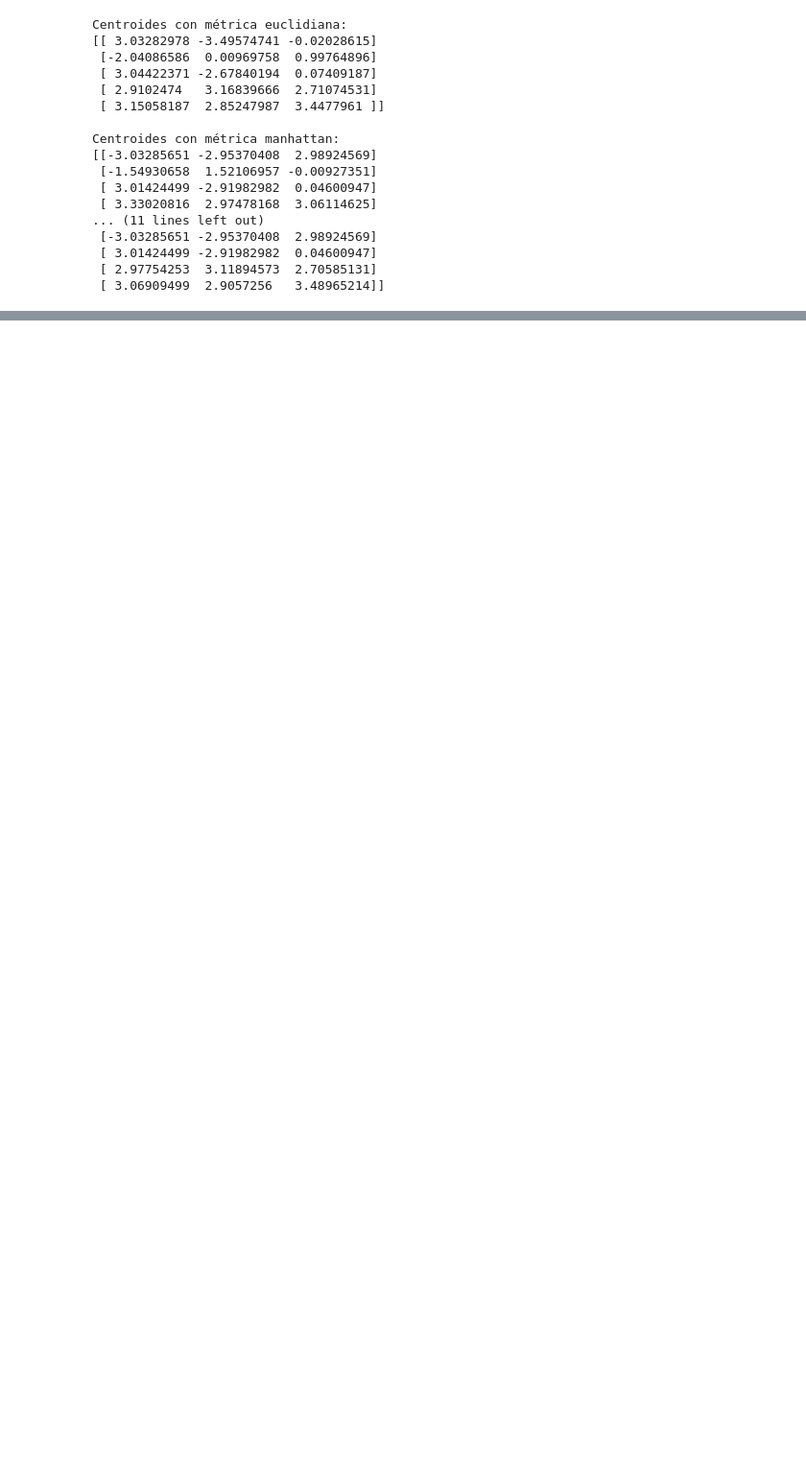
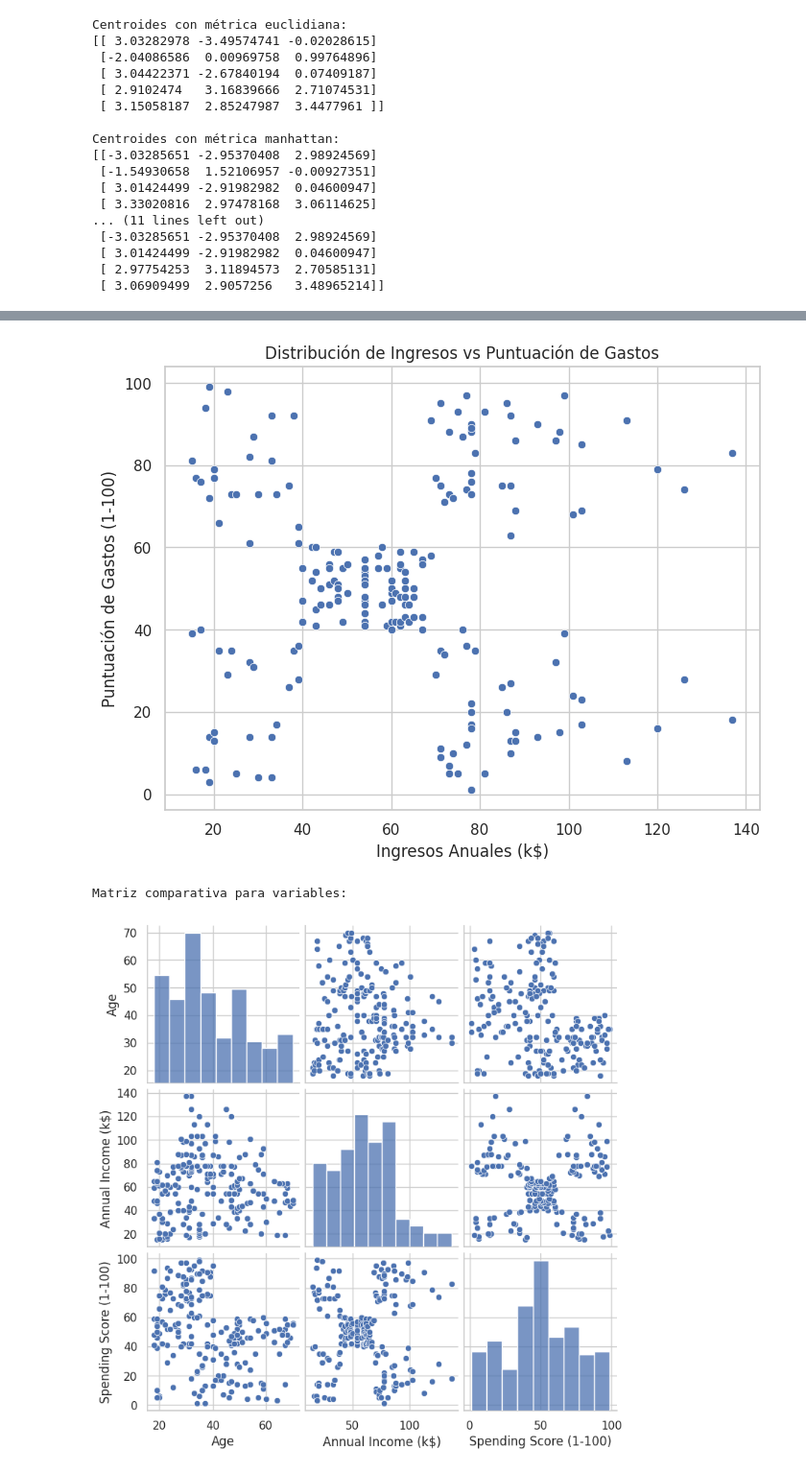
Before and after one commit to QuevedoD/Proyecto1-Q, a Jupyter notebook: proyecto.ipynb, the cells around one changed output, grey strips where cells are left out. Shown at 96% size. Drawn from its saved outputs; the diff is of its cells as text; code cells hidden in the pictures; blank space fills up the shorter version.

```diff
--- a/proyecto.ipynb
+++ b/proyecto.ipynb
@@ -405,0 +490,30 @@ Centroides con métrica manhattan:
+# %%
+#### c.
+
+import matplotlib.pyplot as plt
+import seaborn as sns
+
+# Configurar estilo de los gráficos
+sns.set(style="whitegrid")
+
+# Gráfico de dispersión entre Ingresos Anuales y Puntuación de Gastos
+plt.figure(figsize=(8, 6))
+sns.scatterplot(x=mall_data_numeric["Annual Income (k$)"], y=mall_data_numeric["Spending Score (1-100)"])
+plt.xlabel("Ingresos Anuales (k$)")
+plt.ylabel("Puntuación de Gastos (1-100)")
+plt.title("Distribución de Ingresos vs Puntuación de Gastos")
+plt.show()
+
+# Histogramas de las variables numéricas
+#mall_data_numeric.hist(figsize=(12, 6), bins=20, color="skyblue", edgecolor="black")
+#plt.suptitle("Histogramas de las Variables Numéricas")
+#plt.show()
+
+# Matriz de dispersión para analizar relaciones entre todas las variables numéricas
+print("Matriz comparativa para variables:")
+sns.pairplot(mall_data_numeric)
+plt.show()
+# %% [output]
+[figure, added]
+Matriz comparativa para variables:
+[figure, added]
```
Also changed, not shown: parts of 6 cells of this notebook.
